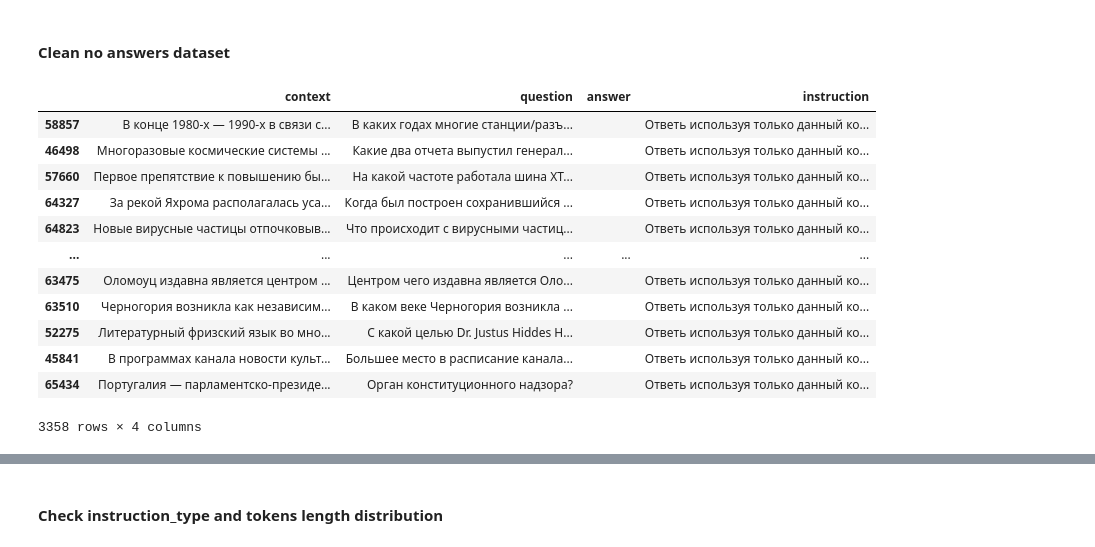
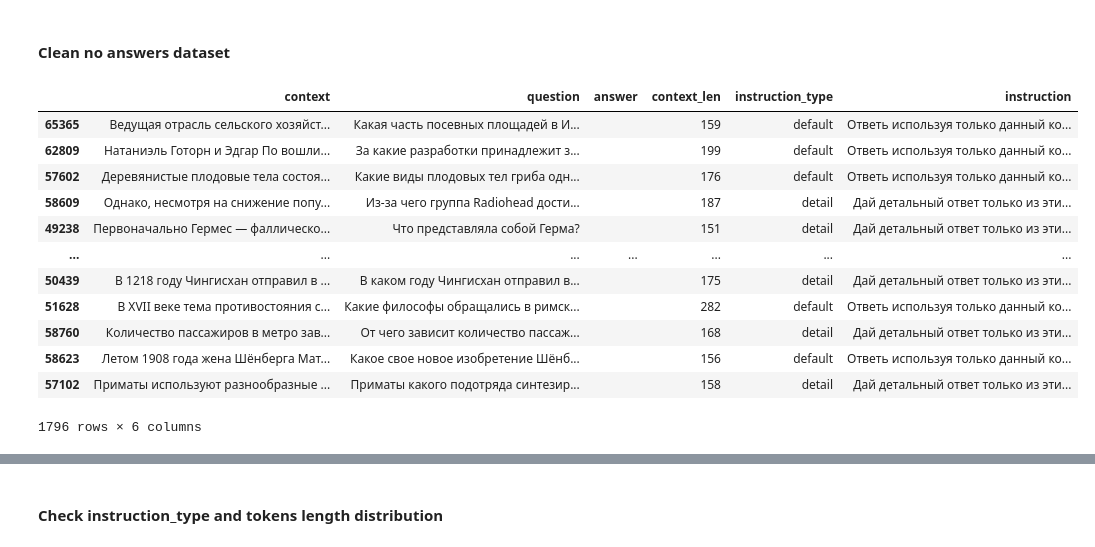
Before and after one commit to AkulichS/QA-NanoGPT, a Jupyter notebook: data/qa_dataset_prepare.ipynb, the cells around one changed output, grey strips where cells are left out. Cells and saved outputs as stored; diff of their text form; code cells hidden in the pictures.

Commit message:
fine-tune 2 instruct_v2

```diff
--- a/data/qa_dataset_prepare.ipynb
+++ b/data/qa_dataset_prepare.ipynb
@@ -104,7 +104,7 @@ full_df = full_df.drop(columns=["answer_lower", "question_lower"]).copy()
 
 # ---- drop short sentences ----
 min_cont_len = 240
-full_df = full_df[full_df["answer"].fillna("").str.len() > 30]
+full_df = full_df[full_df["answer"].fillna("").str.len() > 45]
 full_df = full_df[full_df["context"].str.len() > min_cont_len]
 full_df = full_df[(full_df["answer"].str.len() / full_df["context"].str.len()) < 0.8]
 
@@ -116,7 +116,7 @@ pattern = r"[{}]"
 mask = full_df['context'].str.contains(pattern, regex=True, na=False)
 full_df = full_df[~mask].copy()
 
-# drop formula in no answer data
+# drop formula in no answer dataset
 mask = no_answ_df['context'].str.contains(pattern, regex=True, na=False)
 no_answ_df = no_answ_df[~mask].copy()
 
@@ -125,7 +125,7 @@ pattern = r"//[^//]+//"
 mask = full_df['context'].str.contains(pattern, regex=True, na=False)
 full_df = full_df[~mask].copy()
 
-# drop context with list of source in no answer data
+# drop context with list of source in no answer dataset
 mask = no_answ_df['context'].str.contains(pattern, regex=True, na=False)
 no_answ_df = no_answ_df[~mask].copy()
 
@@ -134,7 +134,7 @@ threshold = 0.6
 for col in ["context", "question", "answer"]:
     full_df = full_df[full_df[col].map(repetition_score) > threshold]
 
-# drop repetition text in no answer data
+# drop repetition text in no answer dataset
 no_answ_df = no_answ_df[no_answ_df['context'].map(repetition_score) > threshold]
 
 full_df
@@ -230,39 +243,41 @@ full_df
 #### Clean no answers dataset
 # %%
 from qa_instructions import pick_instruction
+import numpy as np
 
 # ---- remove accents and normalize ----
 no_answ_df['context'] = no_answ_df['context'].map(cleaner.remove_accents).map(cleaner.normalize_text)
 
 # ---- length filter ----
 no_answ_df["context_len"] = no_answ_df["context"].map(cleaner._encoded_text_len)
 no_answ_df = no_answ_df[
-    (no_answ_df["context_len"] > 90) & (no_answ_df["context_len"] < 300)
+    (no_answ_df["context_len"] > 150) & (no_answ_df["context_len"] < 300)
 ].copy()
 
-# sample up to 2.5% no answers
-n = int(0.025 * full_df.shape[0])
+# sample up to 3% no answers
+n = int(0.03 * full_df.shape[0])
 no_answ_df = no_answ_df.sample(n=min(n, len(no_answ_df)), random_state=42).copy()
 
 # map instruction
-no_answ_df["instruction_type"] = "default"
+no_answ_df["instruction_type"] = np.random.choice(
+    ["default", "detail"],
+    size=len(no_answ_df),
+    p=[0.5, 0.5]
+)
 no_answ_df["instruction"] = no_answ_df["instruction_type"].apply(pick_instruction)
 
-# drop unnecessary columns
-no_answ_df.drop(columns=['context_len', 'instruction_type'], inplace=True)
-
 no_answ_df
 # %% [output]
-|  | context | question | answer | instruction |
-| 58857 | В конце 1980-х — 1990-х в связи с... | В каких годах многие станции/разъ... |  | Ответь используя только данный ко... |
-| 46498 | Многоразовые космические системы ... | Какие два отчета выпустил генерал... |  | Ответь используя только данный ко... |
-| 57660 | Первое препятствие к повышению бы... | На какой частоте работала шина XT... |  | Ответь используя только данный ко... |
-| 64327 | За рекой Яхрома располагалась уса... | Когда был построен сохранившийся ... |  | Ответь используя только данный ко... |
-| 64823 | Новые вирусные частицы отпочковыв... | Что происходит с вирусными частиц... |  | Ответь используя только данный ко... |
-| ... | ... | ... | ... | ... |
-| 63475 | Оломоуц издавна является центром ... | Центром чего издавна является Оло... |  | Ответь используя только данный ко... |
-| 63510 | Черногория возникла как независим... | В каком веке Черногория возникла ... |  | Ответь используя только данный ко... |
-| 52275 | Литературный фризский язык во мно... | С какой целью Dr. Justus Hiddes H... |  | Ответь используя только данный ко... |
-| 45841 | В программах канала новости культ... | Большее место в расписание канала... |  | Ответь используя только данный ко... |
-| 65434 | Португалия — парламентско-президе... | Орган конституционного надзора? |  | Ответь используя только данный ко... |
+|  | context | question | answer | context_len | instruction_type | instruction |
+| 65365 | Ведущая отрасль сельского хозяйст... | Какая часть посевных площадей в И... |  | 159 | default | Ответь используя только данный ко... |
+| 62809 | Натаниэль Готорн и Эдгар По вошли... | За какие разработки принадлежит з... |  | 199 | default | Ответь используя только данный ко... |
+| 57602 | Деревянистые плодовые тела состоя... | Какие виды плодовых тел гриба одн... |  | 176 | default | Ответь используя только данный ко... |
+| 58609 | Однако, несмотря на снижение попу... | Из-за чего группа Radiohead дости... |  | 187 | detail | Дай детальный ответ только из эти... |
+| 49238 | Первоначально Гермес — фаллическо... | Что представляла собой Герма? |  | 151 | detail | Дай детальный ответ только из эти... |
+| ... | ... | ... | ... | ... | ... | ... |
+| 50439 | В 1218 году Чингисхан отправил в ... | В каком году Чингисхан отправил в... |  | 175 | detail | Дай детальный ответ только из эти... |
+| 51628 | В XVII веке тема противостояния с... | Какие философы обращались в римск... |  | 282 | default | Ответь используя только данный ко... |
+| 58760 | Количество пассажиров в метро зав... | От чего зависит количество пассаж... |  | 168 | detail | Дай детальный ответ только из эти... |
+| 58623 | Летом 1908 года жена Шёнберга Мат... | Какое свое новое изобретение Шёнб... |  | 156 | default | Ответь используя только данный ко... |
+| 57102 | Приматы используют разнообразные ... | Приматы какого подотряда синтезир... |  | 158 | detail | Дай детальный ответ только из эти... |
-3358 rows × 4 columns
+1796 rows × 6 columns
```
Also changed, not shown: parts of 9 cells of this notebook, 1 other file.
